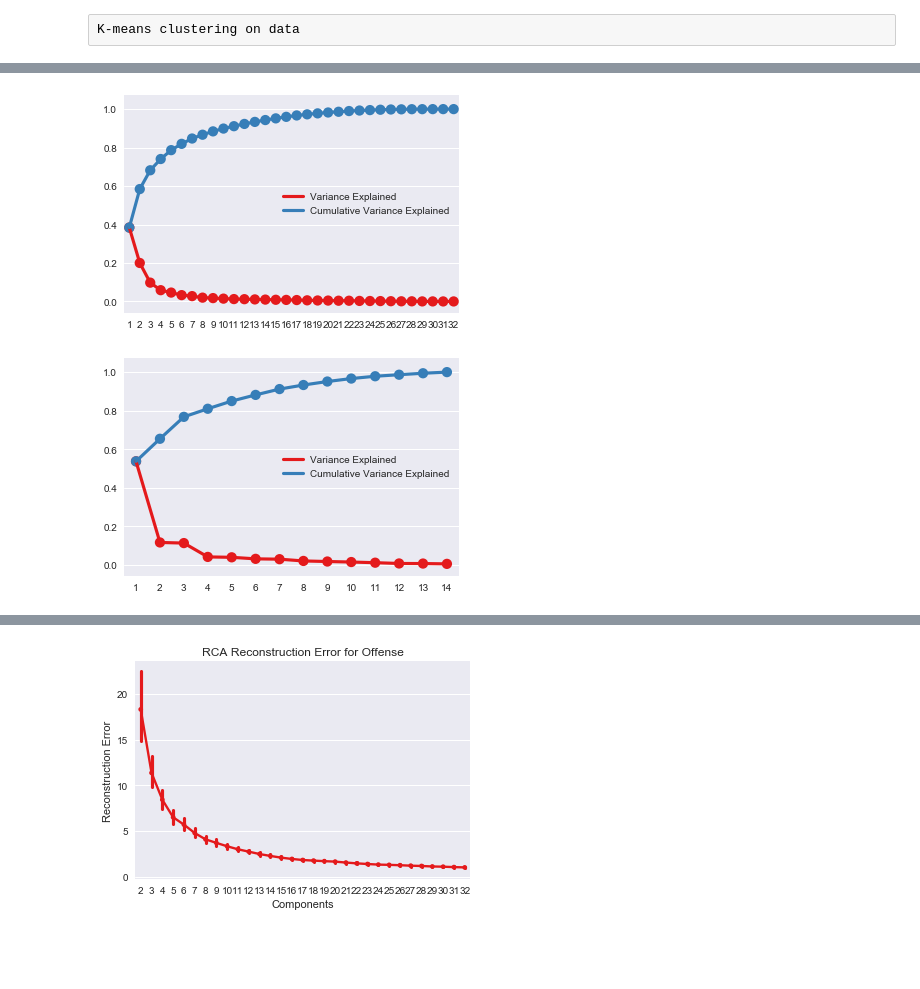
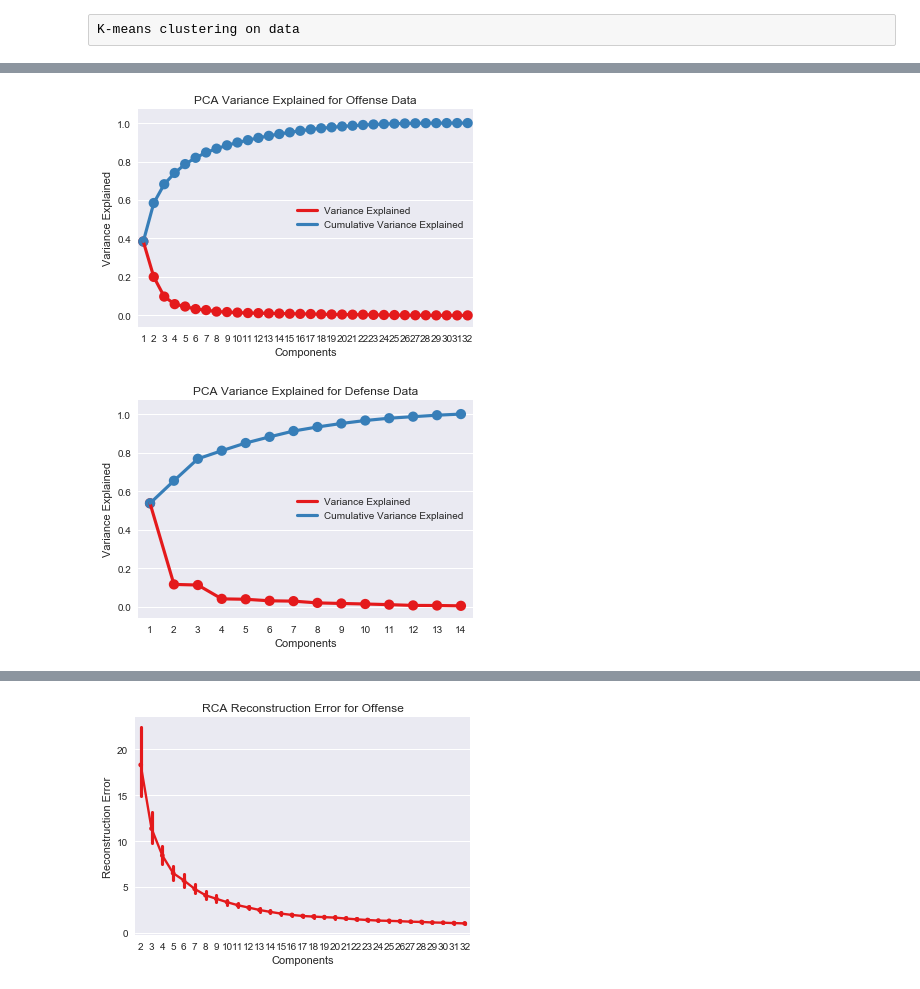
Before and after one commit to JohnLithio/NBACluster, a Jupyter notebook: Clustering.ipynb, the cells around one changed output, grey strips where cells are left out. Drawn from its saved outputs; the diff is of its cells as text; code cells hidden in the pictures; blank space fills up the shorter version.

```diff
--- a/Clustering.ipynb
+++ b/Clustering.ipynb
@@ -7,3 +7,4 @@ import seaborn as sns
 plt.style.use('seaborn')
 %matplotlib inline
 colors = sns.color_palette('Set1', 9)
+plt.rcParams["figure.figsize"] = (4,3)
@@ -166,7 +152,7 @@ plotTSNE(dfpcao[['PC1', 'PC2', 'PC3']].values, df['PCA_Cluster_O'].values)
 from sklearn.decomposition import PCA
 from sklearn.decomposition import FastICA as ICA
 
-def transformDF(X, trans, n=0):
+def transformDF(X, trans, title='', n=0):
 
     if trans == 'PCA':
         f, ax = plt.subplots(1, 1)
@@ -185,6 +171,9 @@ def transformDF(X, trans, n=0):
         ax.legend(
             handles=ax.lines[::len(pca.explained_variance_ratio_)+1],
                   labels=["Variance Explained","Cumulative Variance Explained"])
+        ax.set_title(title)
+        ax.set_xlabel("Components")
+        ax.set_ylabel("Variance Explained")
 
     elif trans == 'ICA':
         f, ax = plt.subplots(1, 1)
@@ -195,6 +184,9 @@ def transformDF(X, trans, n=0):
         sns.barplot(x=dft.kurt(axis=0).abs().sort_values(ascending=False), y=dft.columns,
                     color=colors[0], ax=ax)
         dft = dft[dft.kurt(axis=0).abs().sort_values(ascending=False).iloc[:-int(n/2)].index]
+        ax.set_title(title)
+        ax.set_xlabel("Kurtosis")
+        ax.set_ylabel("Components")
 
     elif trans == 'RCA':
         rca = RP(n_components=n, random_state=0)
@@ -208,11 +200,11 @@ def transformDF(X, trans, n=0):
 
     return dft
 # %%
-dfpcao = transformDF(Xo_norm, 'PCA')
-dfpcad = transformDF(Xd_norm, 'PCA')
+dfpcao = transformDF(Xo_norm, 'PCA', 'PCA Variance Explained for Offense Data')
+dfpcad = transformDF(Xd_norm, 'PCA', 'PCA Variance Explained for Defense Data')
 # %% [output]
-[figure, old version]
+[figure, new version]
-[figure, old version]
+[figure, new version]
 # %%
 from sklearn.decomposition import FastICA as ICA
 
```
Also changed, not shown: parts of 26 cells of this notebook.
